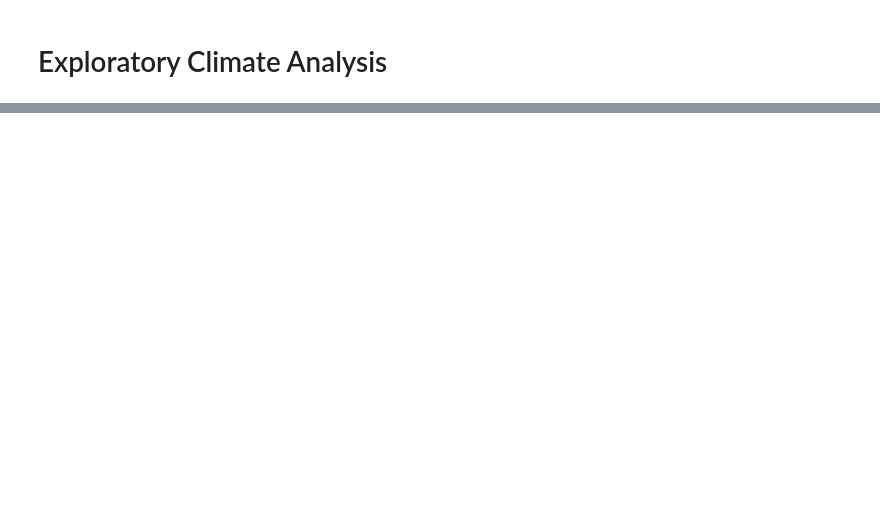
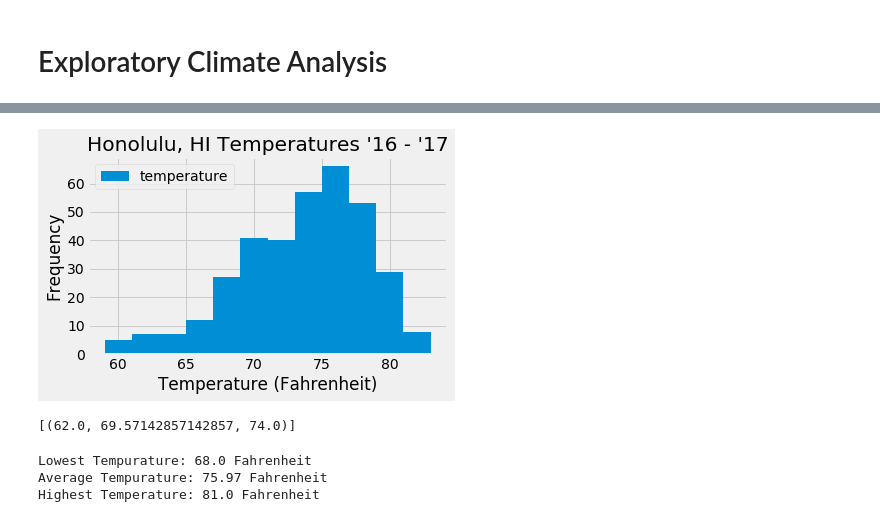
Before and after one commit to rgreenebaum1/sqlalchemy-challenge, a Jupyter notebook: climate_starter.ipynb, the cells around one changed output, grey strips where cells are left out. Saved outputs shown, nothing was run; the diff lists cells and outputs as text; code cells hidden in the pictures; blank space fills up the shorter version.

```diff
--- a/climate_starter.ipynb
+++ b/climate_starter.ipynb
@@ -181,0 +320,8 @@ daily_normals("01-01")
+# %%
+# Choose the station with the highest number of temperature observations.
+most_active_station = 'USC00519281'
+
+# Query the last 12 months of temperature observation data for this station
+most_active_station_year_temps = session.query(Measurement.date, Measurement.tobs).filter(Measurement.station == most_active_station).\
+    filter(func.strftime("%Y-%m-%d", Measurement.date) >=datetime.date(2016, 8, 23)).all()
+most_active_station_year_temps
@@ -181,0 +346,4 @@ daily_normals("01-01")
+# %%
+#Convert most_active_station_year_temps to df
+most_active_station_year_temps_df = pd.DataFrame(most_active_station_year_temps, columns = ['date', 'temperature'])
+most_active_station_year_temps_df.head()
@@ -181,0 +357,4 @@ daily_normals("01-01")
+# %%
+#Index by date
+most_active_station_year_temps_df.set_index('date', inplace = True)
+most_active_station_year_temps_df.head()
@@ -181,0 +369,19 @@ daily_normals("01-01")
+# %%
+# plot the results as a histogram
+
+fig, ax = plt.subplots()
+most_active_station_year_temps_df.plot.hist(bins = 12, ax = ax)
+
+#set title
+ax.set_title("Honolulu, HI Temperatures '16 - '17")
+
+#set axis labels
+ax.set_xlabel('Temperature (Fahrenheit)')
+ax.set_ylabel('Frequency')
+
+plt.savefig("histogram.png")
+
+#plot histogram
+plt.tight_layout()
+plt.show()
+# %% [output]
@@ -181,0 +390,39 @@ daily_normals("01-01")
+[figure, added]
+# %%
+# This function called `calc_temps` will accept start date and end date in the format '%Y-%m-%d'
+# and return the minimum, average, and maximum temperatures for that range of dates
+def calc_temps(start_date, end_date):
+    """TMIN, TAVG, and TMAX for a list of dates.
+
+    Args:
+        start_date (string): A date string in the format %Y-%m-%d
+        end_date (string): A date string in the format %Y-%m-%d
+
+    Returns:
+        TMIN, TAVE, and TMAX
+    """
+
+    return session.query(func.min(Measurement.tobs), func.avg(Measurement.tobs), func.max(Measurement.tobs)).\
+        filter(Measurement.date >= start_date).filter(Measurement.date <= end_date).all()
+
+
+
+
+# function usage example
+print(calc_temps('2012-02-28', '2012-03-05'))
+# %% [output]
+[(62.0, 69.57142857142857, 74.0)]
+# %%
+# Use your previous function `calc_temps` to calculate the tmin, tavg, and tmax
+# for your trip using the previous year's data for those same dates.
+### My trip dates are 10-24-2019 -- 11-2-2019 ... i think i have to go back to october 2016 data
+
+mytrip_temps = calc_temps('2016-10-24', '2016-11-01')
+
+print(f"Lowest Tempurature: {mytrip_temps[0][0]} Fahrenheit")
+print(f"Average Tempurature: {round(mytrip_temps[0][1], 2)} Fahrenheit")
+print(f"Highest Temperature: {mytrip_temps[0][2]} Fahrenheit")
+# %% [output]
+Lowest Tempurature: 68.0 Fahrenheit
+Average Tempurature: 75.97 Fahrenheit
+Highest Temperature: 81.0 Fahrenheit
```
Also changed, not shown: parts of 60 cells of this notebook, 10 other files.
